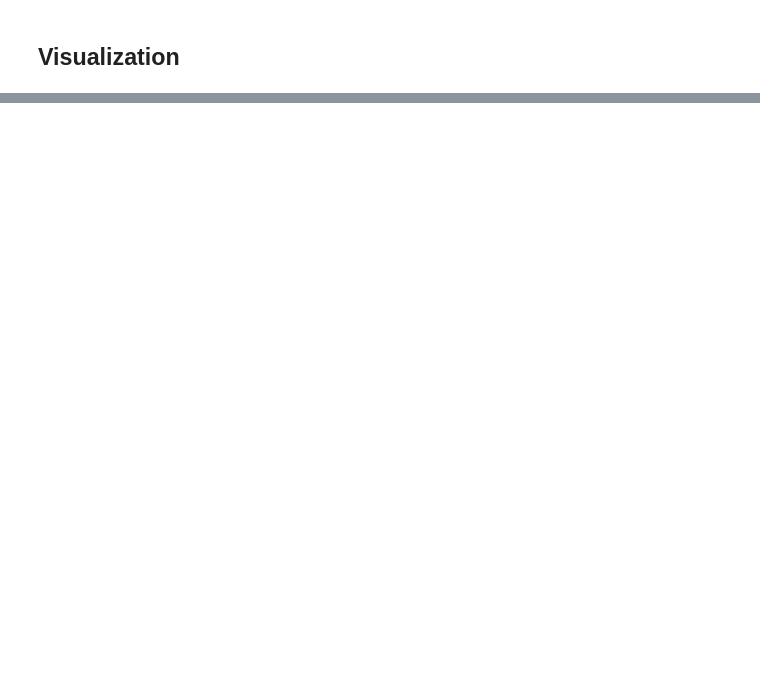
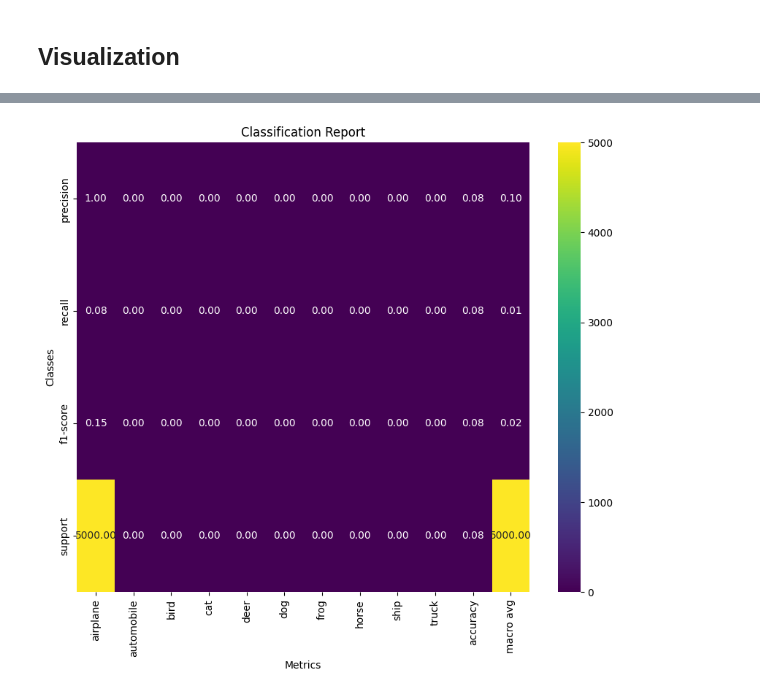
Before and after one commit to peenalGupta/Data-Analytics-3-Labs, a Jupyter notebook: 06_CNN_CIFAR10.ipynb, the cells around one changed output, grey strips where cells are left out. Drawn from its saved outputs; the diff is of its cells as text; code cells hidden in the pictures; blank space fills up the shorter version.

```diff
--- a/06_CNN_CIFAR10.ipynb
+++ b/06_CNN_CIFAR10.ipynb
@@ -202,0 +327,26 @@ assert max(history.history['val_accuracy']) > 0.75
+# %%
+# TODO: Plot Classification Report
+from sklearn.metrics import classification_report
+import pandas as pd
+import matplotlib.pyplot as plt
+import seaborn as sns
+
+# Predict the values from the validation dataset
+Y_pred = model.predict(valid_images)
+# Convert predictions classes to one hot vectors
+Y_pred_classes = np.argmax(Y_pred, axis = 1)
+# Convert validation observations to one hot vectors
+Y_true = np.argmax(valid_labels, axis = 1)
+
+# Generate classification report
+report = classification_report(Y_true, Y_pred_classes, target_names=classes, output_dict=True)
+df = pd.DataFrame(report).transpose()
+
+# Plotting the classification report as a heatmap
+plt.figure(figsize=(10, 8))
+sns.heatmap(df.iloc[:-1, :].T, annot=True, cmap='viridis', fmt=".2f")
+plt.title('Classification Report')
+plt.xlabel('Metrics')
+plt.ylabel('Classes')
+plt.show()
+# %% [output]
@@ -202,0 +354 @@ assert max(history.history['val_accuracy']) > 0.75
+[figure, added]
```
Also changed, not shown: parts of 16 cells of this notebook.
